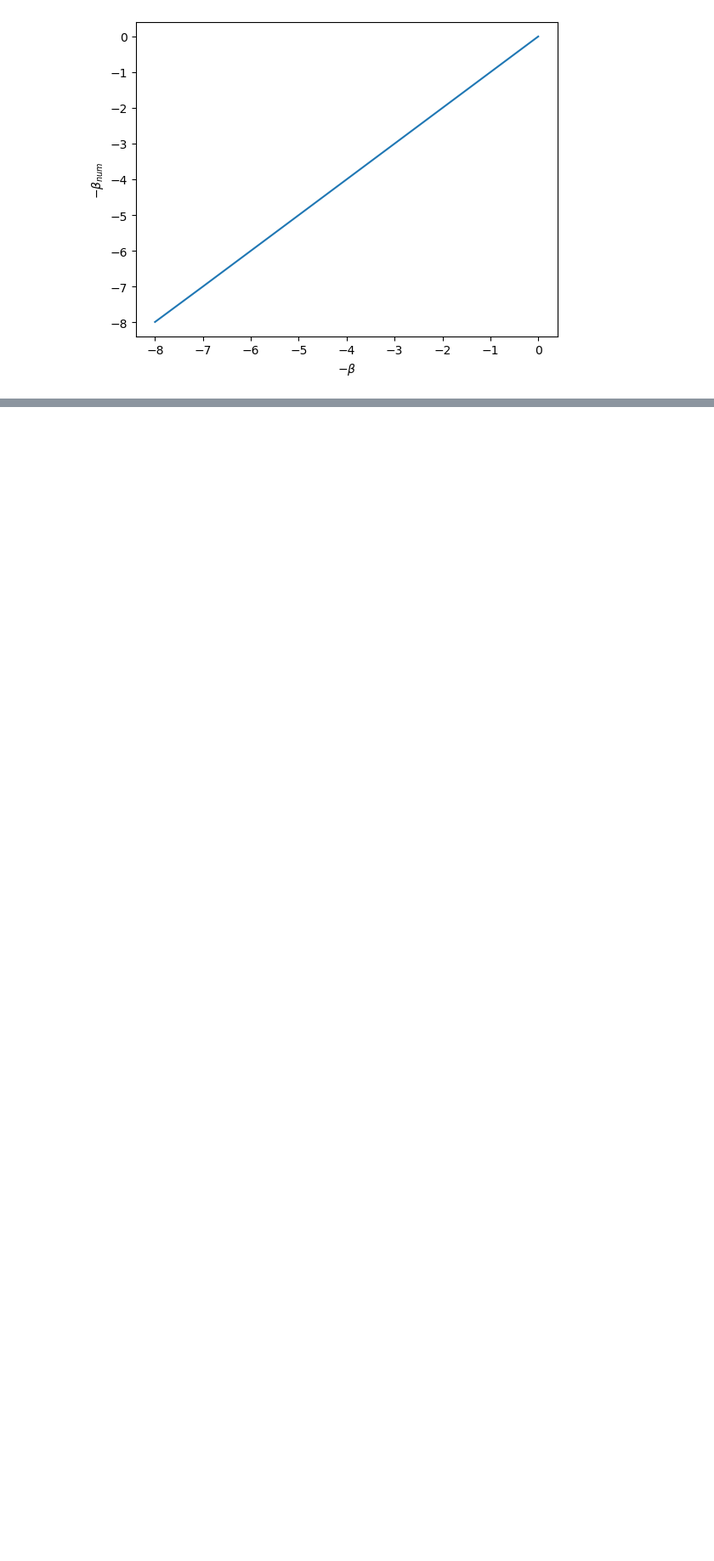
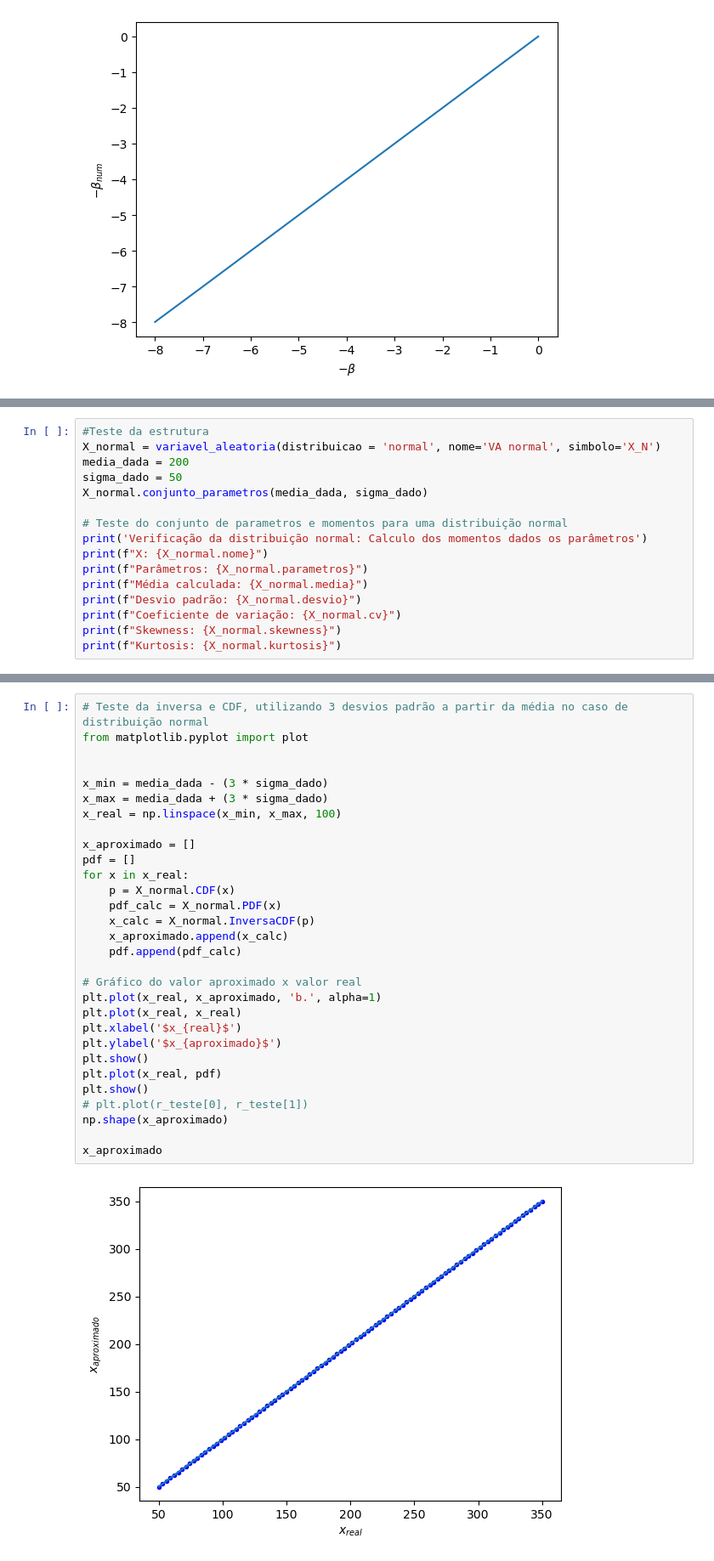
Before and after one commit to Gabrielsssilverio/Confiabilidade, a Jupyter notebook: Lista_tarefas.ipynb, the cells around one changed output, grey strips where cells are left out. Shown at 85% size. Cells and saved outputs as stored; diff of their text form; blank space fills up the shorter version.

```diff
--- a/Lista_tarefas.ipynb
+++ b/Lista_tarefas.ipynb
@@ -260,0 +231,16 @@ Text(0, 0.5, '$x_{aproximado}$ (Calculado)')
+# %%
+#Teste da estrutura
+X_normal = variavel_aleatoria(distribuicao = 'normal', nome='VA normal', simbolo='X_N')
+media_dada = 200
+sigma_dado = 50
+X_normal.conjunto_parametros(media_dada, sigma_dado)
+
+# Teste do conjunto de parametros e momentos para uma distribuição normal
+print('Verificação da distribuição normal: Calculo dos momentos dados os parâmetros')
+print(f"X: {X_normal.nome}")
+print(f"Parâmetros: {X_normal.parametros}")
+print(f"Média calculada: {X_normal.media}")
+print(f"Desvio padrão: {X_normal.desvio}")
+print(f"Coeficiente de variação: {X_normal.cv}")
+print(f"Skewness: {X_normal.skewness}")
+print(f"Kurtosis: {X_normal.kurtosis}")
@@ -260,0 +258,32 @@ Text(0, 0.5, '$x_{aproximado}$ (Calculado)')
+# %%
+# Teste da inversa e CDF, utilizando 3 desvios padrão a partir da média no caso de distribuição normal
+from matplotlib.pyplot import plot
+
+
+x_min = media_dada - (3 * sigma_dado)
+x_max = media_dada + (3 * sigma_dado)
+x_real = np.linspace(x_min, x_max, 100)
+
+x_aproximado = []
+pdf = []
+for x in x_real:
+    p = X_normal.CDF(x)
+    pdf_calc = X_normal.PDF(x)
+    x_calc = X_normal.InversaCDF(p)
+    x_aproximado.append(x_calc)
+    pdf.append(pdf_calc)
+
+# Gráfico do valor aproximado x valor real
+plt.plot(x_real, x_aproximado, 'b.', alpha=1)
+plt.plot(x_real, x_real)
+plt.xlabel('$x_{real}$')
+plt.ylabel('$x_{aproximado}$')
+plt.show()
+plt.plot(x_real, pdf)
+plt.show()
+# plt.plot(r_teste[0], r_teste[1])
+np.shape(x_aproximado)
+
+x_aproximado
+# %% [output]
+[figure, added]
```
Also changed, not shown: parts of 6 cells of this notebook.
